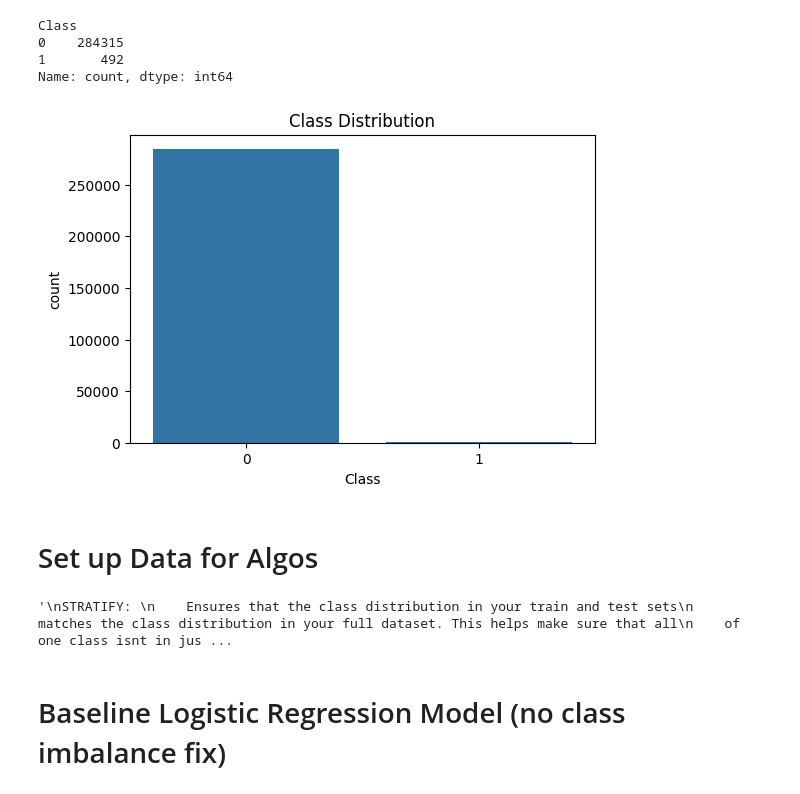
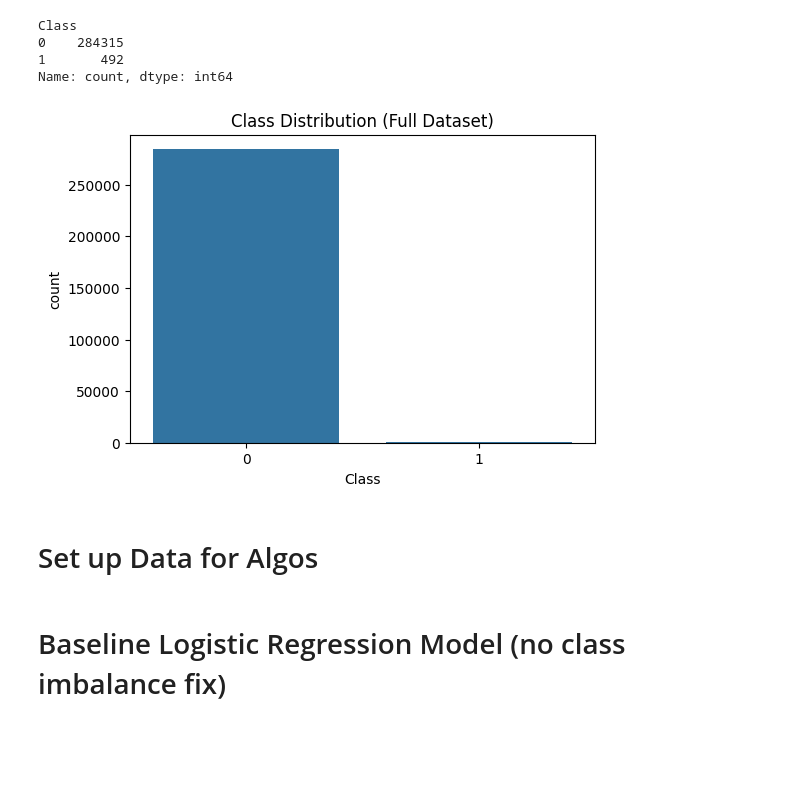
Before and after one commit to jackweyher1/Credit_Card_Fraud_Detection_Imbalanced_Data_Algos, a Jupyter notebook: imbalanced_data_algos.ipynb, the cells around one changed output. Cells and saved outputs as stored; diff of their text form; code cells hidden in the pictures; blank space fills up the shorter version.

```diff
--- a/imbalanced_data_algos.ipynb
+++ b/imbalanced_data_algos.ipynb
@@ -34,10 +35,10 @@ Name: count, dtype: int64
 # %%
 plt.figure(figsize=(6,4))
 sns.countplot(x='Class', data=df)
-plt.title('Class Distribution')
+plt.title('Class Distribution (Full Dataset)')
 plt.show()
 # %% [output]
-[figure, old version]
+[figure, new version]
 # %% [markdown]
 # Set up Data for Algos
 # %%
@@ -53,14 +54,14 @@ STRATIFY:
     even distribution of the classes amongst the train and test sets. Will usually always
     be equal to y for a classification problem
 
+    We have to do this because we can see the large variance in class value counts above
+
 RANDOM_STATE:
     Makes sure that each iteration of the model keeps the same randomization pattern
 
 TEST_SIZE:
     Determines what portion of the full dataset will be in the test set and the remaining will
     be in the training set
-'''
+''';
-# %% [output]
-'\nSTRATIFY: \n    Ensures that the class distribution in your train and test sets\n    matches the class distribution in your full dataset. This helps make sure that all\n    of one class isnt in jus ...
 # %% [markdown]
 # Baseline Logistic Regression Model (no class imbalance fix)
```
Also changed, not shown: parts of 62 cells of this notebook, 6 other files.
